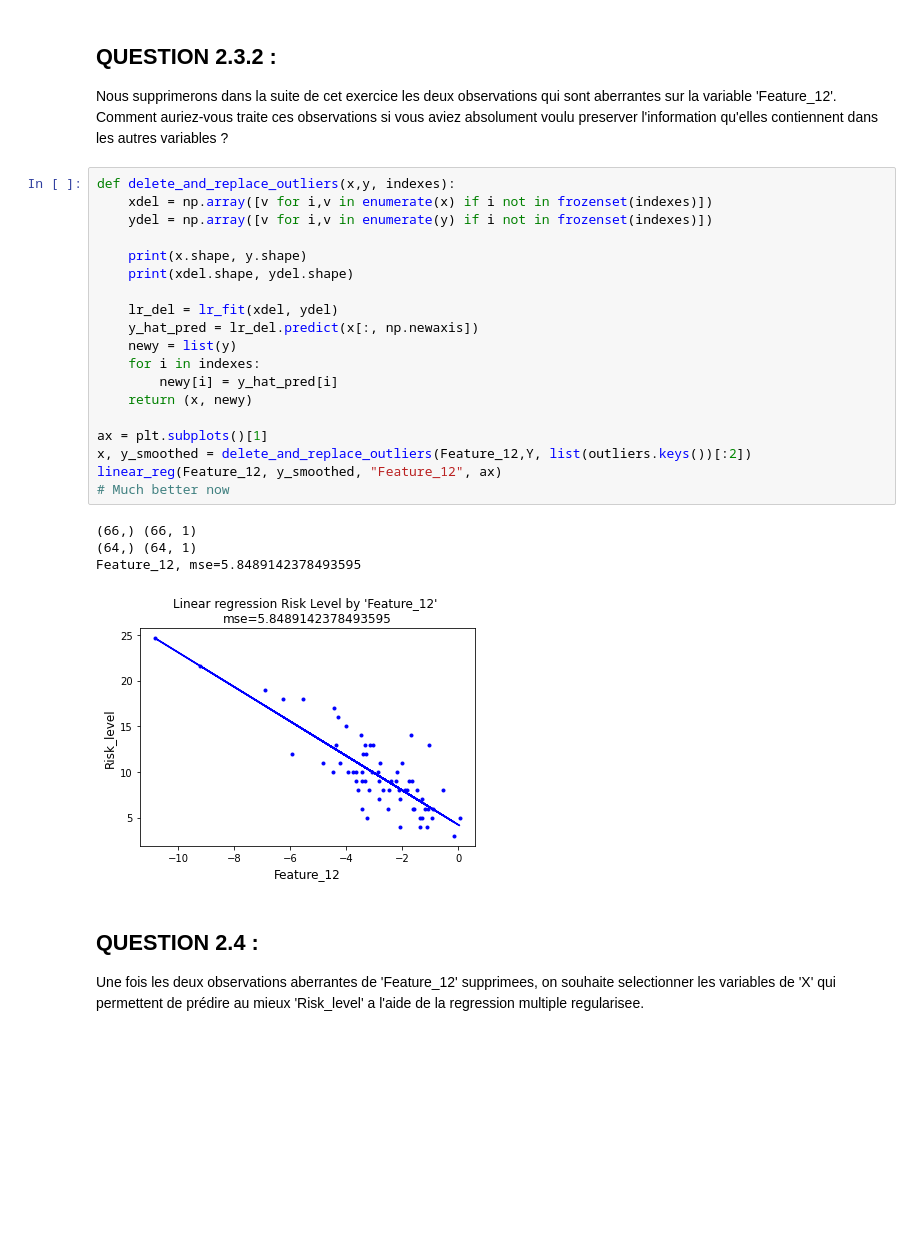
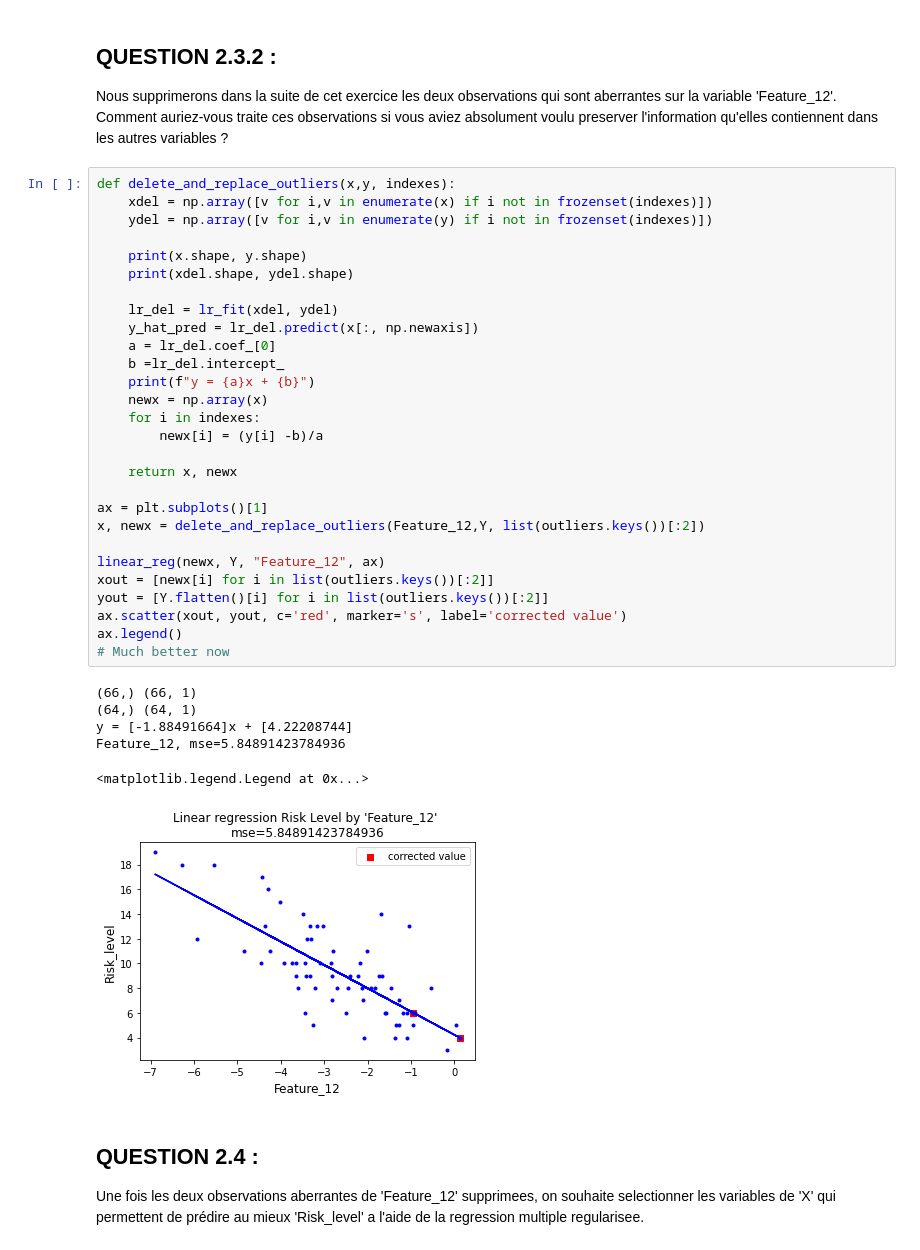
Before and after one commit to LudovicSterlin/ssd-aml-modele-lineaire, a Jupyter notebook: TPnote_ModeleLineaire/Examen_ModeleLineaire_2020.ipynb, the cells around one changed output. Saved outputs shown, nothing was run; the diff lists cells and outputs as text; blank space fills up the shorter version.

Commit message:
Q2.4 replace outliers

```diff
--- a/TPnote_ModeleLineaire/Examen_ModeleLineaire_2020.ipynb
+++ b/TPnote_ModeleLineaire/Examen_ModeleLineaire_2020.ipynb
@@ -384,27 +381,38 @@ Nous supprimerons dans la suite de cet exercice les deux observations qui sont a
 # %%
 def delete_and_replace_outliers(x,y, indexes):
     xdel = np.array([v for i,v in enumerate(x) if i not in frozenset(indexes)])
     ydel = np.array([v for i,v in enumerate(y) if i not in frozenset(indexes)])
 
     print(x.shape, y.shape)
     print(xdel.shape, ydel.shape)
 
     lr_del = lr_fit(xdel, ydel)
     y_hat_pred = lr_del.predict(x[:, np.newaxis])
-    newy = list(y)
+    a = lr_del.coef_[0]
+    b =lr_del.intercept_
+    print(f"y = {a}x + {b}")
+    newx = np.array(x)
     for i in indexes:
-        newy[i] = y_hat_pred[i]
-    return (x, newy)
+        newx[i] = (y[i] -b)/a
+
+    return x, newx
 
 ax = plt.subplots()[1]
-x, y_smoothed = delete_and_replace_outliers(Feature_12,Y, list(outliers.keys())[:2])
-linear_reg(Feature_12, y_smoothed, "Feature_12", ax)
+x, newx = delete_and_replace_outliers(Feature_12,Y, list(outliers.keys())[:2])
+
+linear_reg(newx, Y, "Feature_12", ax)
+xout = [newx[i] for i in list(outliers.keys())[:2]]
+yout = [Y.flatten()[i] for i in list(outliers.keys())[:2]]
+ax.scatter(xout, yout, c='red', marker='s', label='corrected value')
+ax.legend()
 # Much better now
 # %% [output]
 (66,) (66, 1)
 (64,) (64, 1)
-Feature_12, mse=5.8489142378493595
+y = [-1.88491664]x + [4.22208744]
+Feature_12, mse=5.84891423784936
+<matplotlib.legend.Legend at 0x...>
-[figure, old version]
+[figure, new version]
 # %% [markdown]
 ## QUESTION 2.4 :
 Une fois les deux observations aberrantes de 'Feature_12' supprimees, on souhaite selectionner les variables de 'X' qui permettent de prédire au mieux 'Risk_level' a l'aide de la regression multiple regularisee.
```
Also changed, not shown: parts of 7 cells of this notebook.
